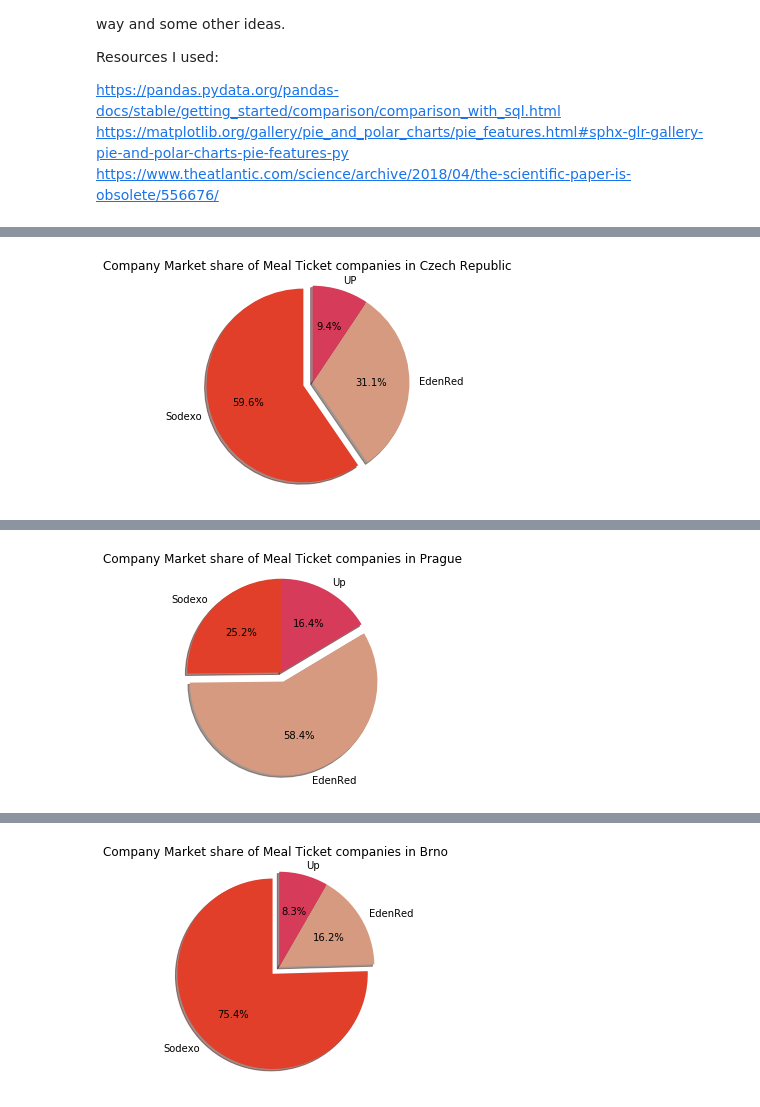
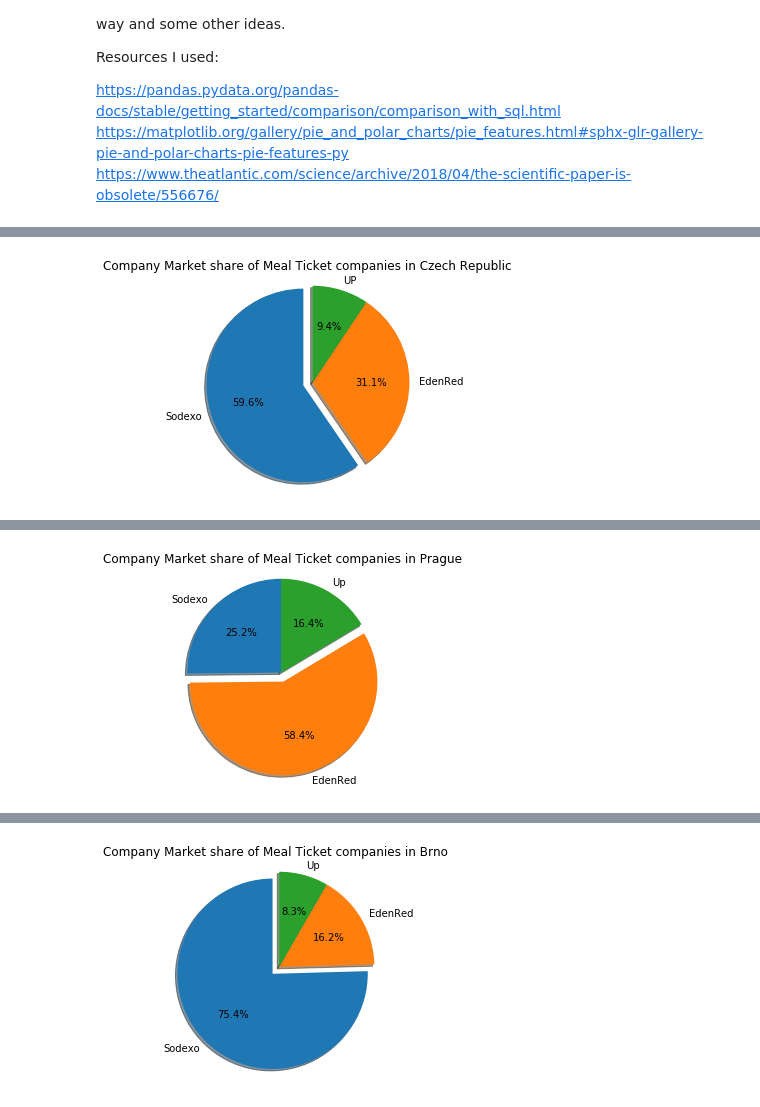
Before and after one commit to azm-gh/Basic-Data-analysis---Govt-spending, a Jupyter notebook: Government Data Set Analysis.ipynb, the cells around one changed output, grey strips where cells are left out. Drawn from its saved outputs; the diff is of its cells as text; code cells hidden in the pictures.

Commit message:
fixed imports, removed explicit color definition

```diff
--- a/Government Data Set Analysis.ipynb
+++ b/Government Data Set Analysis.ipynb
@@ -81,7 +85,7 @@ labels = PieChartTotal['Company Name']
 explode = (0.1, 0, 0)
 
 fig1, ax1 = plt.subplots()
-ax1.pie(sizes, explode=explode, labels=labels, autopct='%1.1f%%', colors=colors,
+ax1.pie(sizes, explode=explode, labels=labels, autopct='%1.1f%%',
         shadow=True, startangle=90)
 
 # Equal aspect ratio ensures that pie is drawn as a circle.
@@ -93,7 +97,7 @@ ax1.axis('equal')
 ax1.set_title("Company Market share of Meal Ticket companies in Czech Republic")
 plt.show()
 # %% [output]
-[figure, old version]
+[figure, new version]
 # %%
 df.head()
 # %% [output]
@@ -122,7 +126,7 @@ labels = PieChartPr['Company Name']
 explode = (0, 0.1, 0)
 
 fig1, ax1 = plt.subplots()
-ax1.pie(sizes, explode=explode, labels=labels, autopct='%1.1f%%', colors=colors,
+ax1.pie(sizes, explode=explode, labels=labels, autopct='%1.1f%%',
         shadow=True, startangle=90)
 
 # Equal aspect ratio ensures that pie is drawn as a circle.
@@ -131,7 +135,7 @@ ax1.axis('equal')
 ax1.set_title("Company Market share of Meal Ticket companies in Prague")
 plt.show()
 # %% [output]
-[figure, old version]
+[figure, new version]
 # %%
 Prague.head()
 # %% [output]
@@ -156,19 +160,19 @@ PieChartBr = pd.DataFrame(MarketShareBr, columns=['Company Name', 'PaidTotal'])
 # %%
 sizes = PieChartBr['PaidTotal']
 labels = PieChartBr['Company Name']
 explode = (0.1, 0, 0)
 
 fig1, ax1 = plt.subplots()
-ax1.pie(sizes, explode=explode, labels=labels, autopct='%1.1f%%', colors=colors,
+ax1.pie(sizes, explode=explode, labels=labels, autopct='%1.1f%%',
         shadow=True, startangle=90)
 
 # Equal aspect ratio ensures that pie is drawn as a circle.
 ax1.axis('equal')
 # https://cs.wikipedia.org/wiki/Stravenka
 ax1.set_title("Company Market share of Meal Ticket companies in Brno")
 plt.show()
 # %% [output]
-[figure, old version]
+[figure, new version]
 # %%
 Brno.head()
 # %% [output]
```
Also changed, not shown: parts of 2 cells of this notebook.
